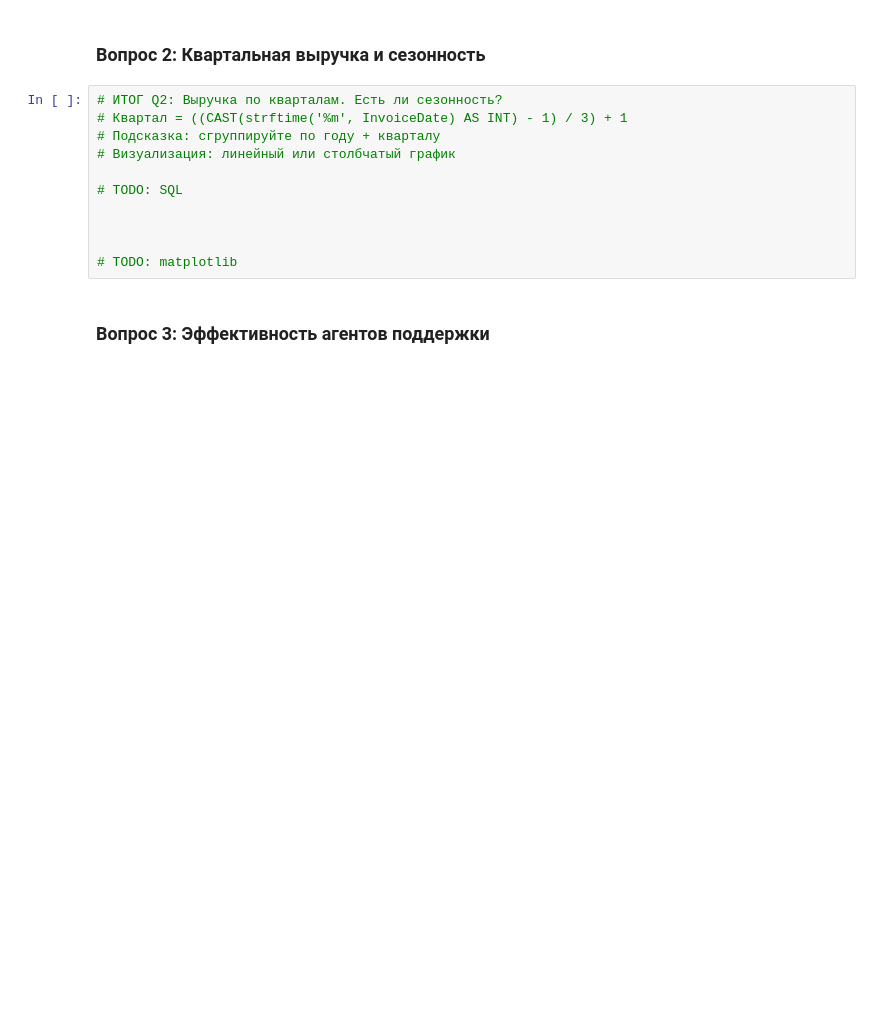
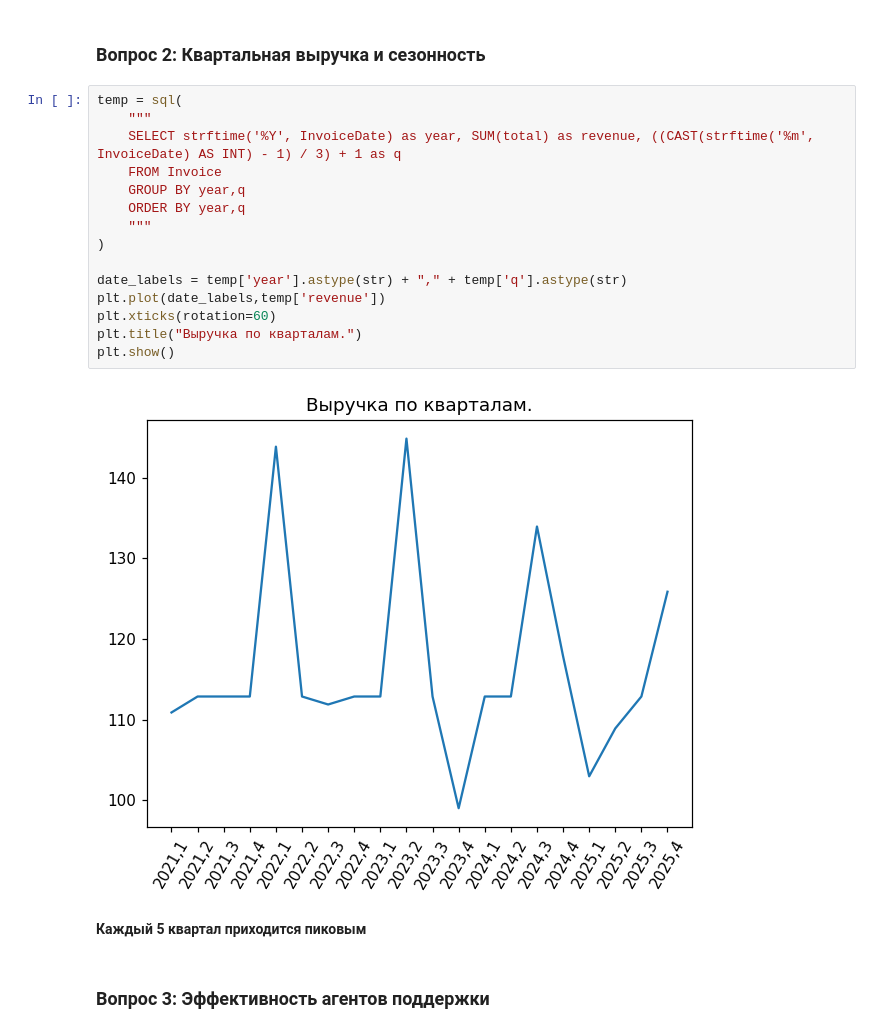
Before and after one commit to DarkAPT/TSU-Practice-1-2, a Jupyter notebook: 1st_practice/practice_git_python_sql.ipynb, the cells around one changed output. Drawn from its saved outputs; the diff is of its cells as text; blank space fills up the shorter version.

```diff
--- a/1st_practice/practice_git_python_sql.ipynb
+++ b/1st_practice/practice_git_python_sql.ipynb
@@ -1340,16 +1345,24 @@ mini-analysis/
 # %% [markdown]
 ### Вопрос 2: Квартальная выручка и сезонность
 # %%
-# ИТОГ Q2: Выручка по кварталам. Есть ли сезонность?
-# Квартал = ((CAST(strftime('%m', InvoiceDate) AS INT) - 1) / 3) + 1
-# Подсказка: сгруппируйте по году + кварталу
-# Визуализация: линейный или столбчатый график
+temp = sql(
+    """
+    SELECT strftime('%Y', InvoiceDate) as year, SUM(total) as revenue, ((CAST(strftime('%m', InvoiceDate) AS INT) - 1) / 3) + 1 as q
+    FROM Invoice
+    GROUP BY year,q
+    ORDER BY year,q
+    """
+)
 
-# TODO: SQL
-
-
-
-# TODO: matplotlib
+date_labels = temp['year'].astype(str) + "," + temp['q'].astype(str)
+plt.plot(date_labels,temp['revenue'])
+plt.xticks(rotation=60)
+plt.title("Выручка по кварталам.")
+plt.show()
+# %% [output]
+[figure, added]
+# %% [markdown]
+**Каждый 5 квартал приходится пиковым**
 # %% [markdown]
 ### Вопрос 3: Эффективность агентов поддержки
 # %%
```
Also changed, not shown: parts of 9 cells of this notebook, 2 other files.
